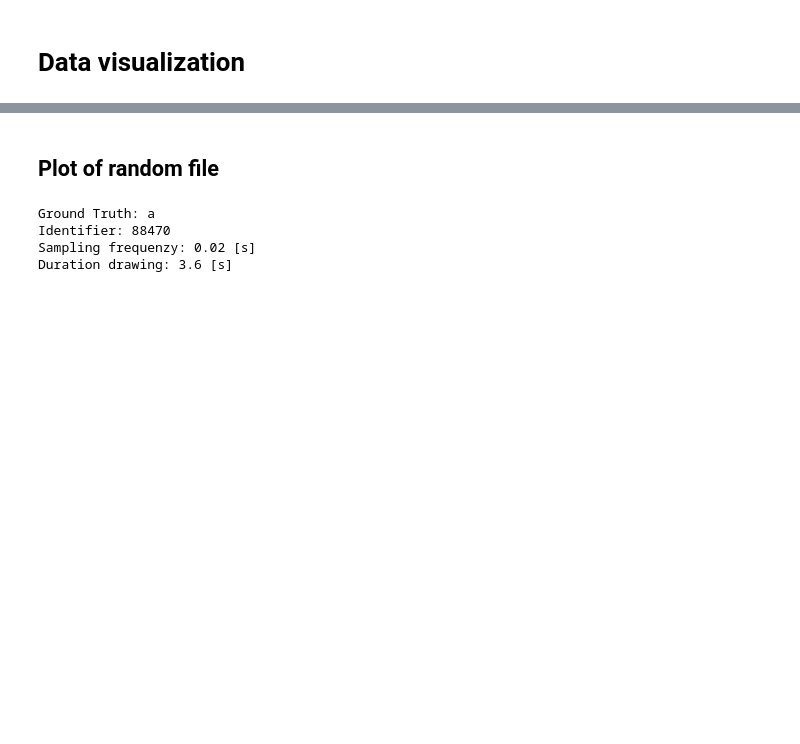
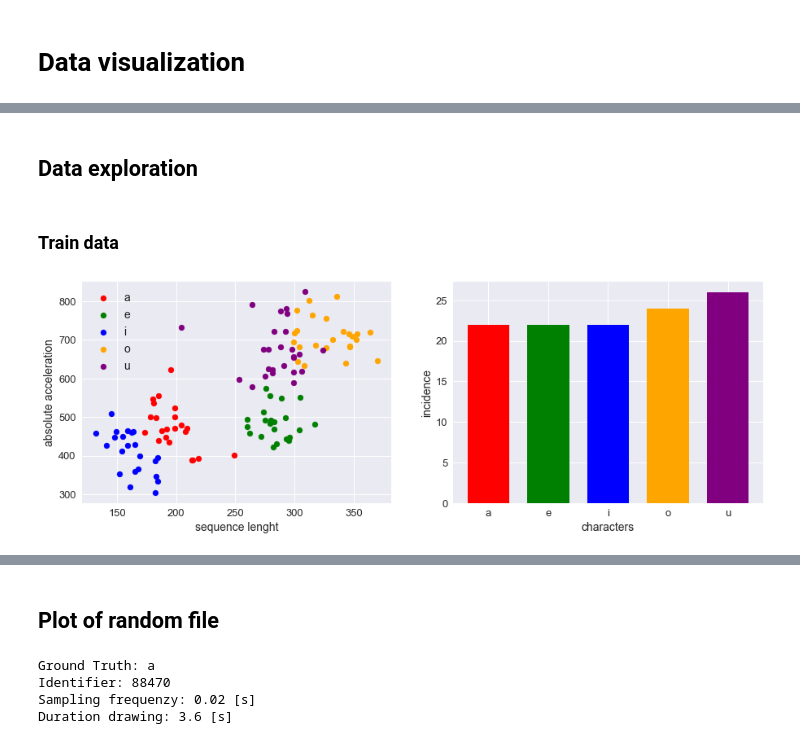
Before and after one commit to erikhelmut/japanese-character-classification, a Jupyter notebook: notebooks/1.0-erikh-initial-data-exploration.ipynb, the cells around one changed output, grey strips where cells are left out. Cells and saved outputs as stored; diff of their text form; code cells hidden in the pictures; blank space fills up the shorter version.

Commit message:
add scatter plots of data exploration

```diff
--- a/notebooks/1.0-erikh-initial-data-exploration.ipynb
+++ b/notebooks/1.0-erikh-initial-data-exploration.ipynb
@@ -4,3 +17,5 @@
 ## Katakana characters
 
 <p style="text-align:center;"><img src="../pictures/signs.jpg" width=600 /></p>
+# %% [markdown]
+## Data exploration
@@ -6,0 +77,41 @@
+# %%
+mpl.style.use("seaborn")
+plt.rc('xtick',labelsize=13)
+plt.rc('ytick',labelsize=13)
+
+def scatter_plot(seq, acc, axs, title=""):
+
+    axs.scatter(seq["a"], acc["a"], c="red", label="a")
+    axs.scatter(seq["e"], acc["e"] ,c="green", label="e")
+    axs.scatter(seq["i"], acc["i"] ,c="blue", label="i")
+    axs.scatter(seq["o"], acc["o"] ,c="orange", label="o")
+    axs.scatter(seq["u"], acc["u"] ,c="purple", label="u")
+
+    axs.set_xlabel("sequence lenght", fontsize=14)
+    axs.set_ylabel("absolute acceleration", fontsize=14)
+
+    axs.set_title(title, fontsize=16)
+
+    axs.legend(loc="upper left", fontsize=14)
+
+def bar_plot(seq, axs, title=""):
+
+    x = seq.keys()
+    y = [len(seq["a"]), len(seq["e"]), len(seq["i"]), len(seq["o"]), len(seq["u"])]
+    color = ["red", "green", "blue", "orange", "purple"]
+
+    axs.bar(x, y, width=0.7, color=color)
+
+    axs.set_xlabel("characters", fontsize=14)
+    axs.set_ylabel("incidence", fontsize=14)
+
+    axs.set_title(title, fontsize=16)
+# %% [markdown]
+### Train data
+# %%
+fig, axs = plt.subplots(1,2, figsize=(15,5))
+
+train_scatter = scatter_plot(train_seq, train_acc, axs[0])
+train_bar = bar_plot(train_seq, axs[1])
+# %% [output]
+[figure, added]
```
Also changed, not shown: parts of 5 cells of this notebook.
